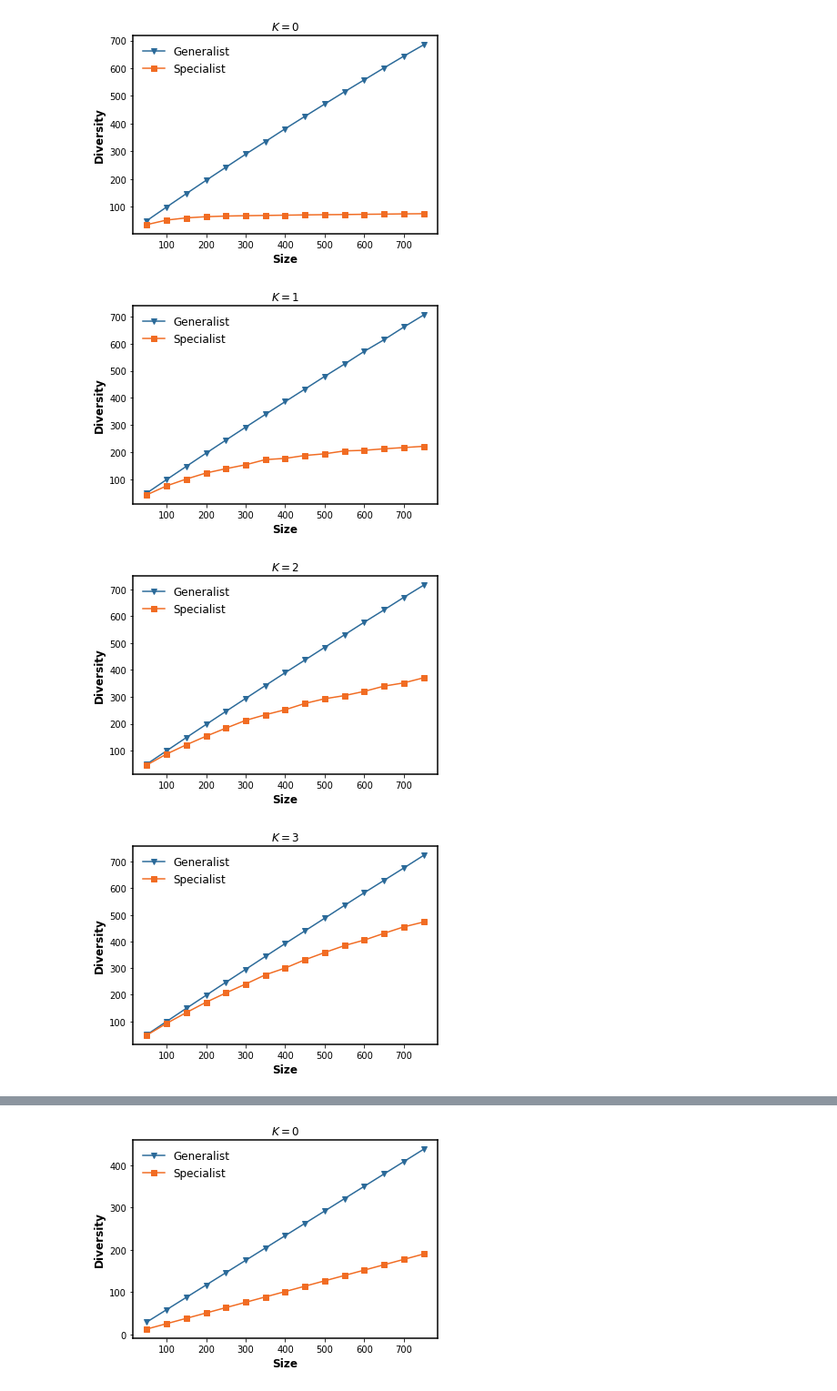
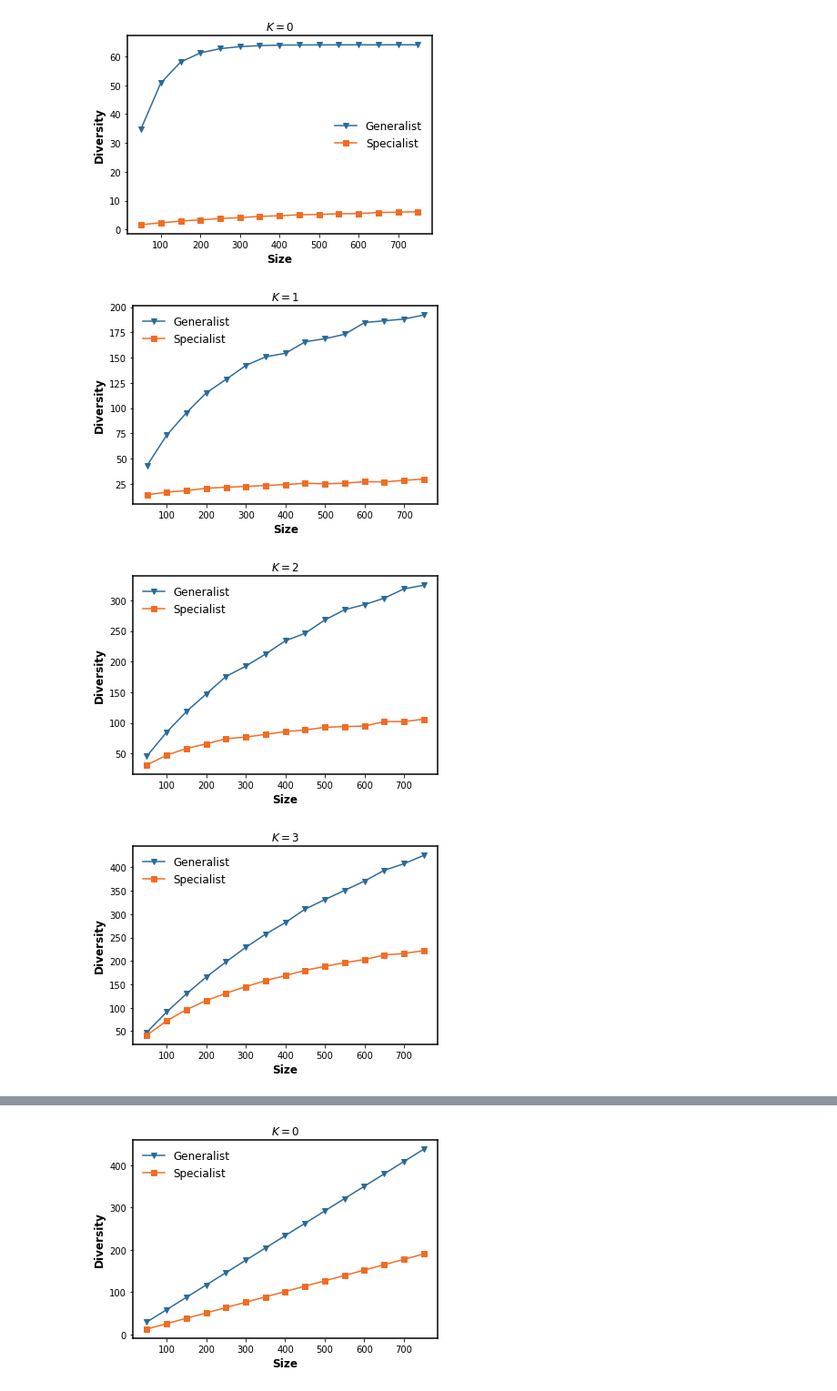
Before and after one commit to baldFemale/OpenInnovationFramework, a Jupyter notebook: Baseline/Parallel_Search_Align_Domain/Evaluator.ipynb, the cells around one changed output, grey strips where cells are left out. Shown at 91% size. Drawn from its saved outputs; the diff is of its cells as text; code cells hidden in the pictures.

```diff
--- a/Baseline/Parallel_Search_Align_Domain/Evaluator.ipynb
+++ b/Baseline/Parallel_Search_Align_Domain/Evaluator.ipynb
@@ -41,7 +41,7 @@ color_pairs = [[shallow_purple, deep_purple],  [shallow_green, deep_green],
                [shallow_grey, deep_grey]]
 morandi_colors = [morandi_blue, morandi_green, morandi_yellow, morandi_orange, morandi_pink, morandi_red, morandi_purple]
 # %%
-data_folder = r"E:\data\gst-0815-23\Pre-Test\Parallel_Search_Align_Domain"
+data_folder = r"E:\data\gst-0815-23\Pre-Test\Parallel_Search_Align_Domain_2"
 agent_num_list = np.arange(50, 800, step=50, dtype=int).tolist()
 g_fitness_across_K_size, s_fitness_across_K_size = [], []
 g_best_fitness_across_K_size, s_best_fitness_across_K_size = [], []
@@ -220,28 +218,28 @@ plt.show()
 # %%
 # GS Diversity Given the Same K and Varying Agent Numbers
 for index in range(9):
     g_diversity_across_size, s_diversity_across_size = [], []
-    for g_diversity, s_diversity in zip(g_unique_diversity_across_K_size, s_unique_diversity_across_K_size):
+    for g_diversity, s_diversity in zip(g_partial_unique_across_K_size, s_partial_unique_across_K_size):
         g_diversity_across_size.append(g_diversity[index])
         s_diversity_across_size.append(s_diversity[index])
     x = agent_num_list
     fig, ax = plt.subplots()
     ax.spines["left"].set_linewidth(1.5)
     ax.spines["right"].set_linewidth(1.5)
     ax.spines["top"].set_linewidth(1.5)
     ax.spines["bottom"].set_linewidth(1.5)
     plt.plot(x, g_diversity_across_size, "v-", label="Generalist", color=nature_blue)
     plt.plot(x, s_diversity_across_size, "s-", label="Specialist", color=nature_orange)
 
     plt.xlabel('Size', fontweight='bold', fontsize=12)
     plt.ylabel('Diversity', fontweight='bold', fontsize=12)
     # plt.xticks(x)
     plt.title("$K={0}$".format(index))
     plt.legend(frameon=False, ncol=1, fontsize=12)
-    plt.savefig(data_folder + r"\GS_unique_diversity_K_{0}.png".format(index), transparent=True, dpi=300)
+    plt.savefig(data_folder + r"\GS_partial_unique_diversity_K_{0}.png".format(index), transparent=True, dpi=300)
     plt.show()
 # %% [output]
-[figure, old version]
+[figure, new version]
-[figure, old version]
+[figure, new version]
-[figure, old version]
+[figure, new version]
-[figure, old version]
+[figure, new version]
```
Also changed, not shown: parts of 8 cells of this notebook, 30 other files.
